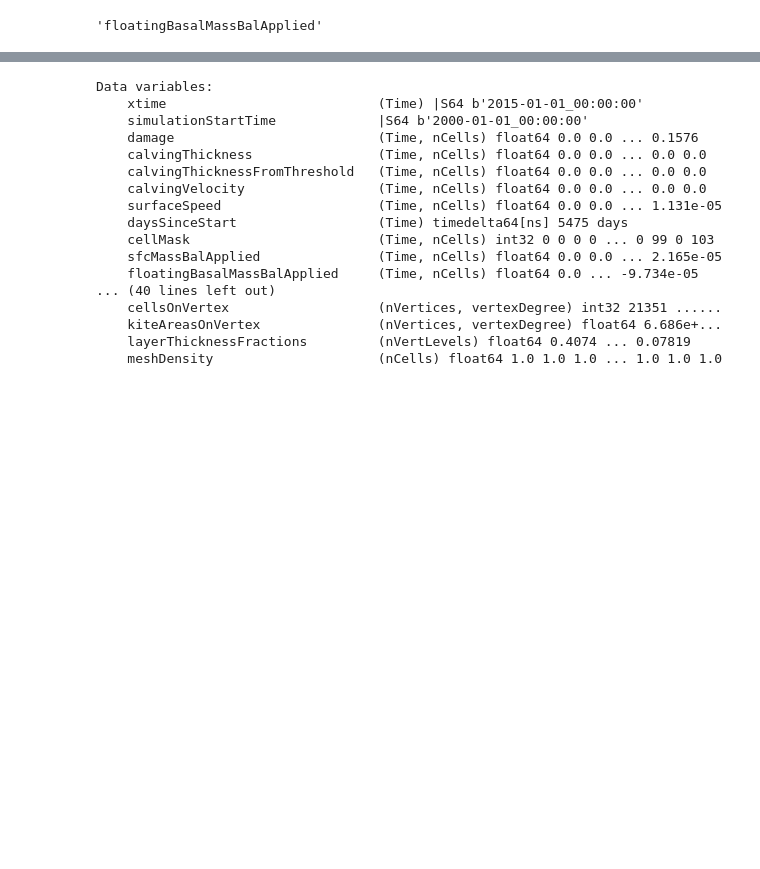
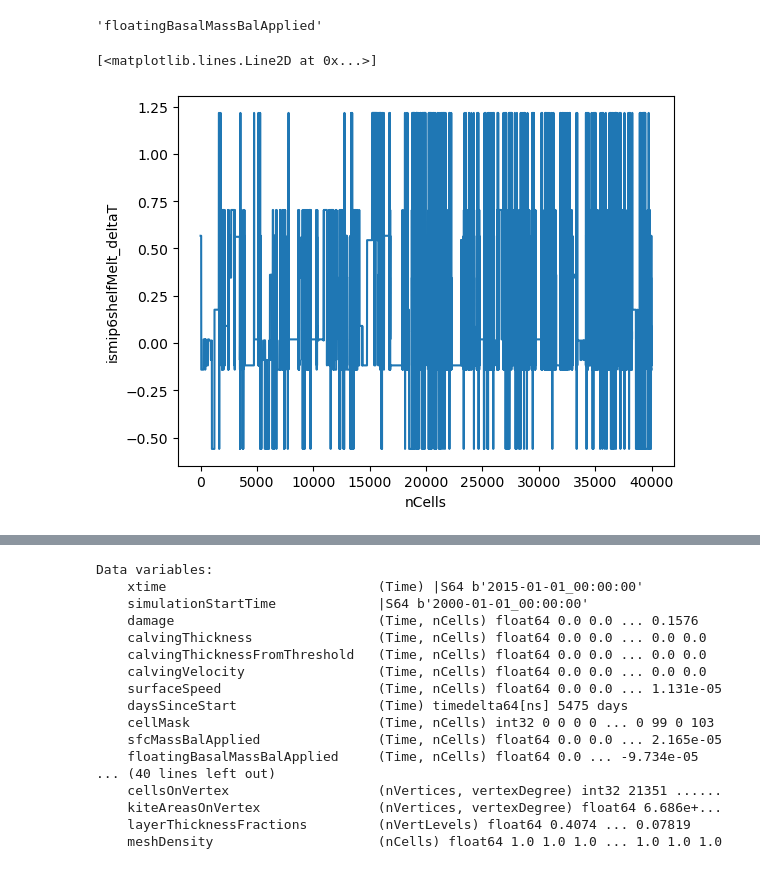
Before and after one commit to mshiv/aislens_emulation, a Jupyter notebook: notebooks/scratch.ipynb, the cells around one changed output, grey strips where cells are left out. Cells and saved outputs as stored; diff of their text form; code cells hidden in the pictures; blank space fills up the shorter version.

Commit message:
add output plotting script

```diff
--- a/notebooks/scratch.ipynb
+++ b/notebooks/scratch.ipynb
@@ -17,3 +17,11 @@ dir = '/Users/smurugan9/research/aislens/MALI-ismip6-0721/hist_08/output/'
 'floatingBasalMassBalApplied'
 # %% [output]
 'floatingBasalMassBalApplied'
+# %%
+tmpdir = '/Users/smurugan9/research/aislens/aislens_emulation/data/external/MALI_projects/ISMIP6_2300/initial_conditions/AIS_4to20km_20221104/basin_and_coeff_gamma0_DeltaT_quadratic_non_local.nc'
+tmpds = xr.open_dataset(tmpdir)
+# %%
+tmpds.ismip6shelfMelt_deltaT[:40000].plot()
+# %% [output]
+[<matplotlib.lines.Line2D at 0x...>]
+[figure, added]
```
Also changed, not shown: parts of 3 cells of this notebook, 1 other file.
